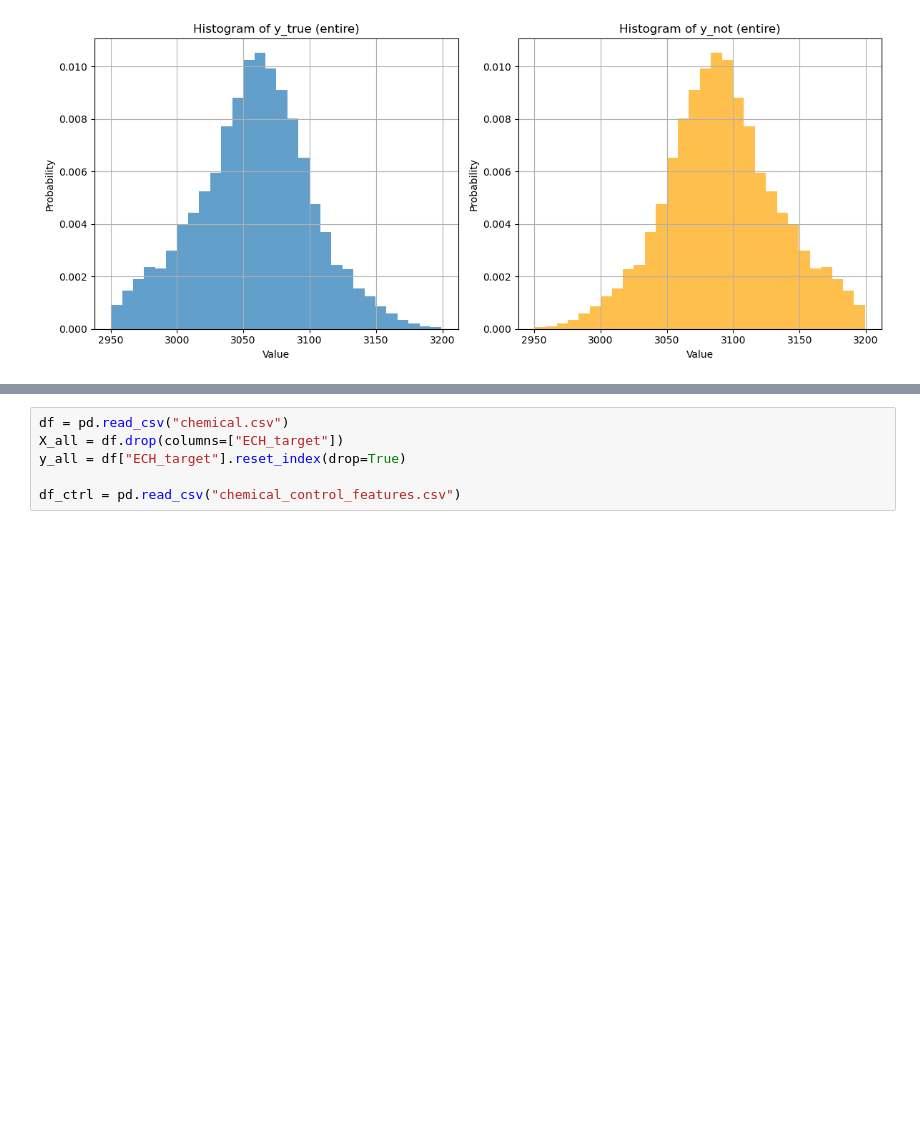
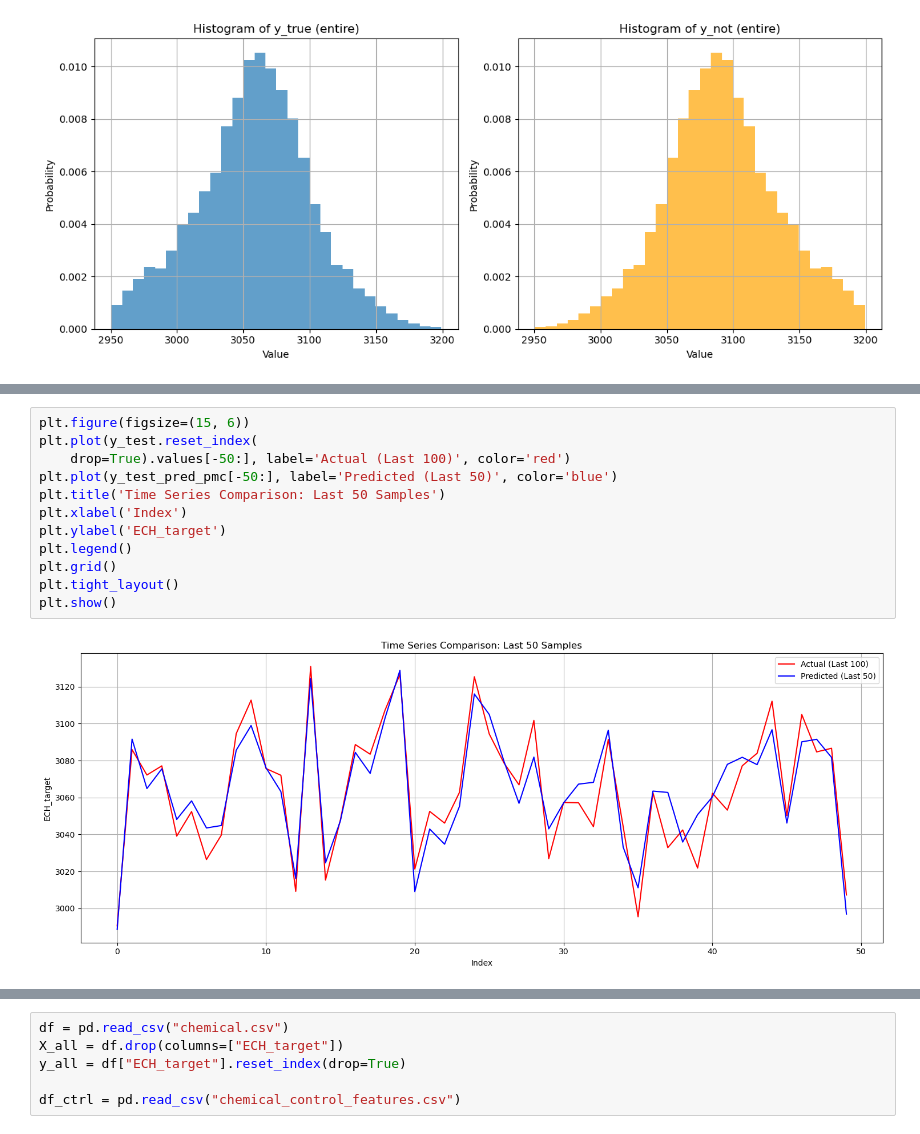
Before and after one commit to Junyoung0426/Multi-Objective-Prediction-and-Optimization-to-Increase-ECH-yield-and-Reduce-Waste-with-Chemical-D, a Jupyter notebook: Prediction_and_Optimization.ipynb, the cells around one changed output, grey strips where cells are left out. Saved outputs shown, nothing was run; the diff lists cells and outputs as text; blank space fills up the shorter version.

```diff
--- a/Prediction_and_Optimization.ipynb
+++ b/Prediction_and_Optimization.ipynb
@@ -315,3 +437,17 @@ plt.show()
+# %%
+plt.figure(figsize=(15, 6))
+plt.plot(y_test.reset_index(
+    drop=True).values[-50:], label='Actual (Last 100)', color='red')
+plt.plot(y_test_pred_pmc[-50:], label='Predicted (Last 50)', color='blue')
+plt.title('Time Series Comparison: Last 50 Samples')
+plt.xlabel('Index')
+plt.ylabel('ECH_target')
+plt.legend()
+plt.grid()
+plt.tight_layout()
+plt.show()
+# %% [output]
+[figure, added]
 # %%
 import pandas as pd
 import numpy as np
```
Also changed, not shown: parts of 7 cells of this notebook.
